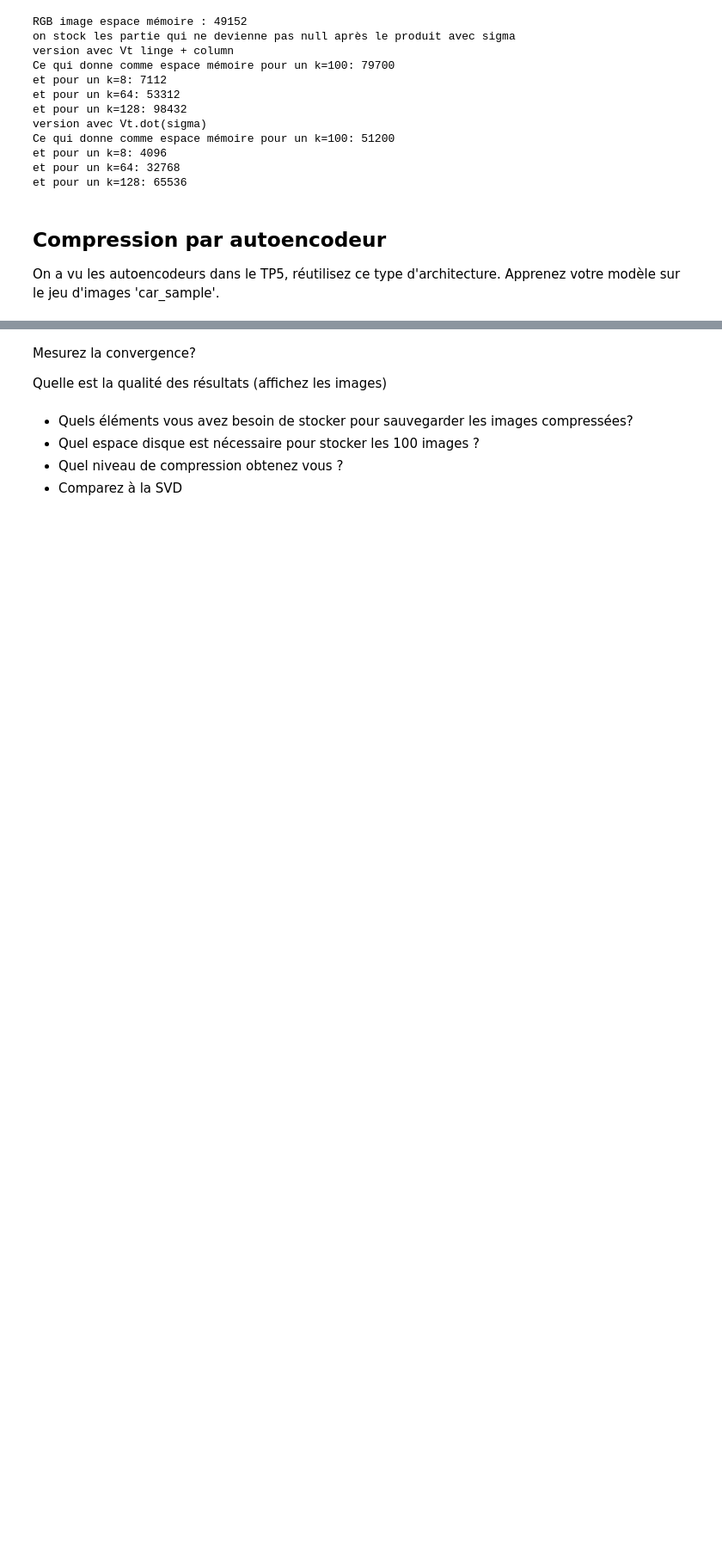
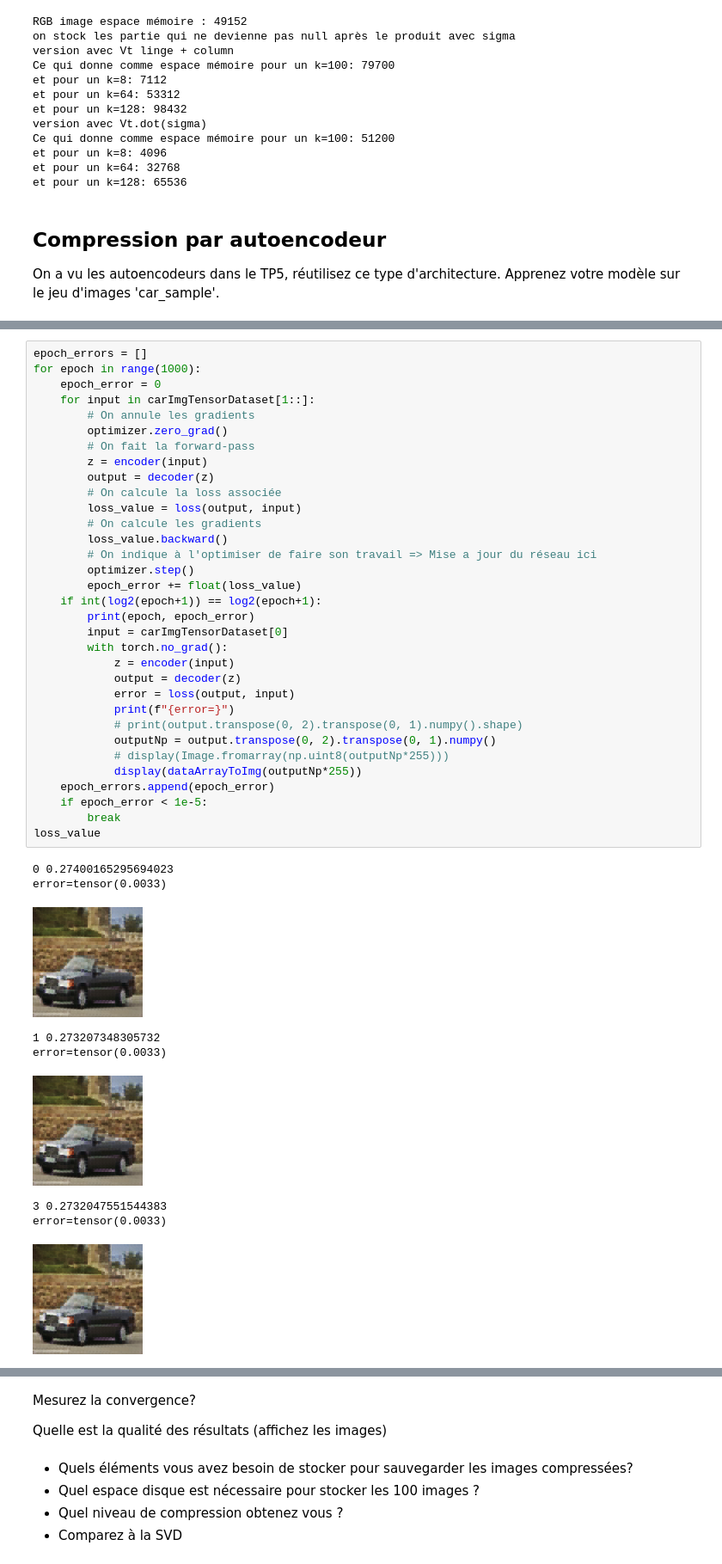
Before and after one commit to charles66820/CREMIfiles, a Jupyter notebook: IS329_fouille/project/Projet-DL-Image.ipynb, the cells around one changed output, grey strips where cells are left out. Shown at 86% size. Cells and saved outputs as stored; diff of their text form; blank space fills up the shorter version.

```diff
--- a/IS329_fouille/project/Projet-DL-Image.ipynb
+++ b/IS329_fouille/project/Projet-DL-Image.ipynb
@@ -194,0 +288,43 @@ On a vu les autoencodeurs dans le TP5, réutilisez ce type d'architecture. Appre
+# %%
+epoch_errors = []
+for epoch in range(1000):
+    epoch_error = 0
+    for input in carImgTensorDataset[1::]:
+        # On annule les gradients
+        optimizer.zero_grad()
+        # On fait la forward-pass
+        z = encoder(input)
+        output = decoder(z)
+        # On calcule la loss associée
+        loss_value = loss(output, input)
+        # On calcule les gradients
+        loss_value.backward()
+        # On indique à l'optimiser de faire son travail => Mise a jour du réseau ici
+        optimizer.step()
+        epoch_error += float(loss_value)
+    if int(log2(epoch+1)) == log2(epoch+1):
+        print(epoch, epoch_error)
+        input = carImgTensorDataset[0]
+        with torch.no_grad():
+            z = encoder(input)
+            output = decoder(z)
+            error = loss(output, input)
+            print(f"{error=}")
+            # print(output.transpose(0, 2).transpose(0, 1).numpy().shape)
+            outputNp = output.transpose(0, 2).transpose(0, 1).numpy()
+            # display(Image.fromarray(np.uint8(outputNp*255)))
+            display(dataArrayToImg(outputNp*255))
+    epoch_errors.append(epoch_error)
+    if epoch_error < 1e-5:
+        break
+loss_value
+# %% [output]
+0 0.27400165295694023
+error=tensor(0.0033)
+[figure, added]
+1 0.273207348305732
+error=tensor(0.0033)
+[figure, added]
+3 0.2732047551544383
+error=tensor(0.0033)
+[figure, added]
```
Also changed, not shown: parts of 10 cells of this notebook.
